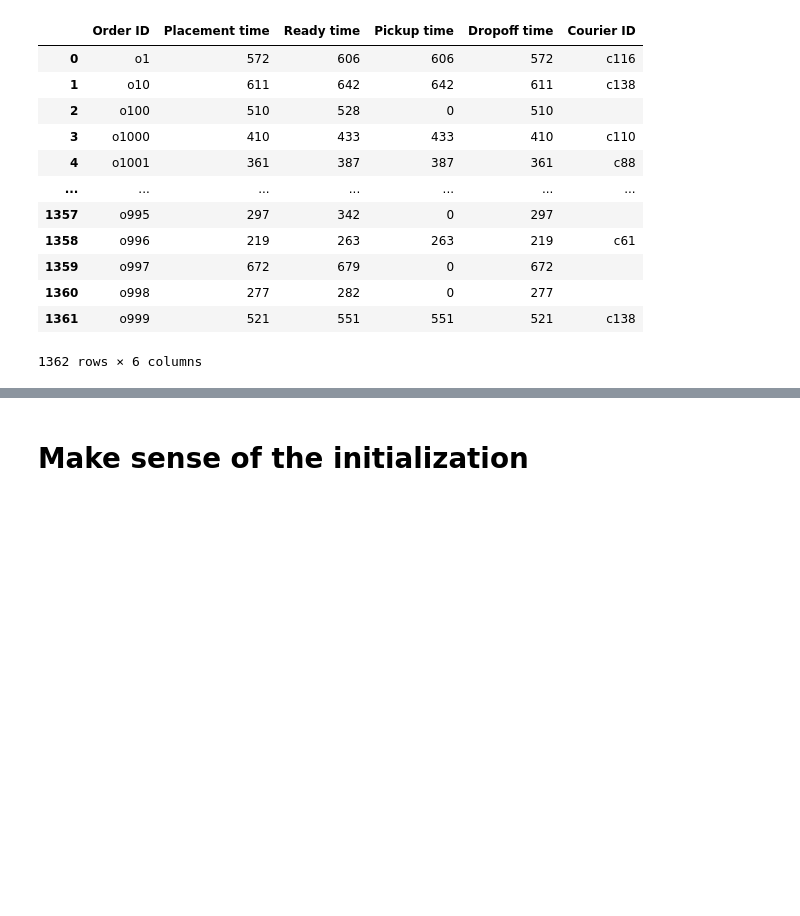
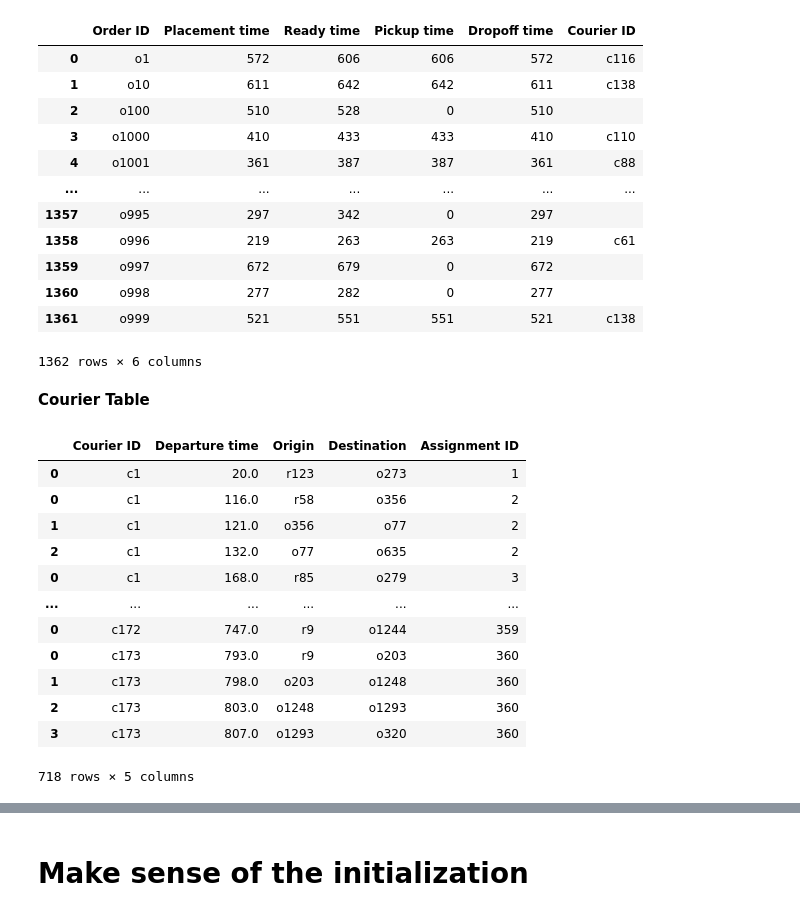
Before and after one commit to spencerkmarley/smu-cs606-meal-delivery-routing-problem, a Jupyter notebook: archive/initialization-nb.ipynb, the cells around one changed output, grey strips where cells are left out. Drawn from its saved outputs; the diff is of its cells as text; code cells hidden in the pictures; blank space fills up the shorter version.

```diff
--- a/archive/initialization-nb.ipynb
+++ b/archive/initialization-nb.ipynb
@@ -622,3 +622,38 @@ order_table
 | 1360 | o998 | 277 | 282 | 0 | 277 |  |
 | 1361 | o999 | 521 | 551 | 551 | 521 | c138 |
 1362 rows × 6 columns
+# %% [markdown]
+**Courier Table**
+# %%
+courier_table = pd.DataFrame(columns=['Courier ID', 'Departure time', 'Origin', 'Destination','Assignment ID'])
+assignment_id = 0
+for i, c in enumerate(dr.couriers):
+    for a in c.assignments:
+        assignment_id += 1
+        # create departure_time
+        departure_time = [a.pickup_time+dr.pickup_service_minutes/2]
+        order_list = [a.restaurant_id]+[o.id for o in a.route.bundle]
+        for j in range(1, len(order_list)-1):
+            departure_time.append(departure_time[j-1]+dr.travel_time(order_list[j-1],order_list[j])+dr.dropoff_service_minutes/2)
+        # create origin list
+        origin_list = order_list[:len(order_list)-1]
+        # create destination list
+        destination_list = order_list[1:]
+        # create table
+        courier_table = pd.concat([courier_table, pd.DataFrame(columns=['Courier ID', 'Departure time', 'Origin', 'Destination','Assignment ID'],
+                                               data=[[c.id, departure_time[j], origin_list[j], destination_list[j], assignment_id] for j in range(len(departure_time))])])
+courier_table
+# %% [output]
+|  | Courier ID | Departure time | Origin | Destination | Assignment ID |
+| 0 | c1 | 20.0 | r123 | o273 | 1 |
+| 0 | c1 | 116.0 | r58 | o356 | 2 |
+| 1 | c1 | 121.0 | o356 | o77 | 2 |
+| 2 | c1 | 132.0 | o77 | o635 | 2 |
+| 0 | c1 | 168.0 | r85 | o279 | 3 |
+| ... | ... | ... | ... | ... | ... |
+| 0 | c172 | 747.0 | r9 | o1244 | 359 |
+| 0 | c173 | 793.0 | r9 | o203 | 360 |
+| 1 | c173 | 798.0 | o203 | o1248 | 360 |
+| 2 | c173 | 803.0 | o1248 | o1293 | 360 |
+| 3 | c173 | 807.0 | o1293 | o320 | 360 |
+718 rows × 5 columns
```
Also changed, not shown: parts of 2 cells of this notebook.
